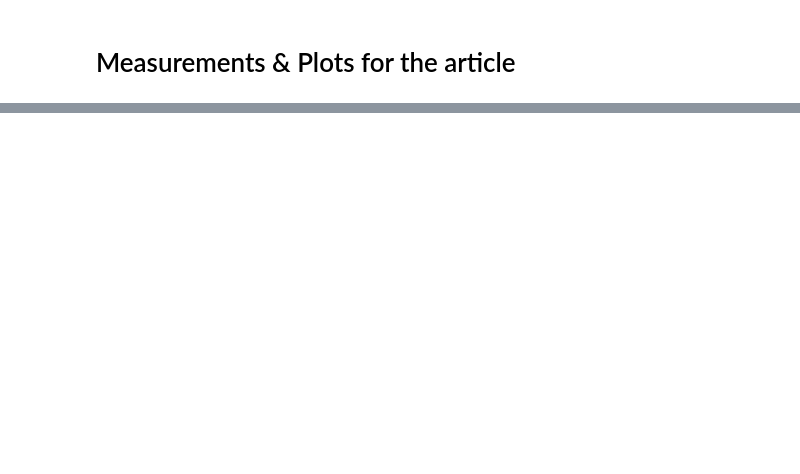
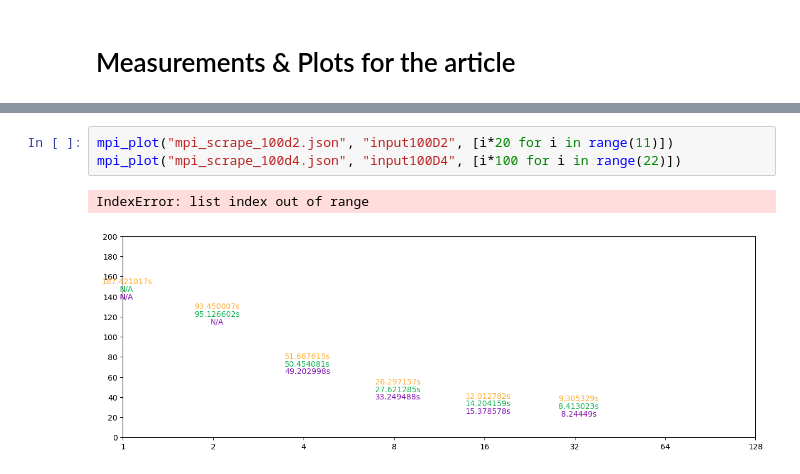
Before and after one commit to ElBi21/PSEM-kmeans, a Jupyter notebook: article/plots.ipynb, the cells around one changed output, grey strips where cells are left out. Saved outputs shown, nothing was run; the diff lists cells and outputs as text; blank space fills up the shorter version.

```diff
--- a/article/plots.ipynb
+++ b/article/plots.ipynb
@@ -42,3 +74,9 @@ def mpi_plot(mpi_1_blade, mpi_2_blades, mpi_4_blades, test):
+# %%
+mpi_plot("mpi_scrape_100d2.json", "input100D2", [i*20 for i in range(11)])
+mpi_plot("mpi_scrape_100d4.json", "input100D4", [i*100 for i in range(22)])
+# %% [output]
+IndexError: list index out of range
+[figure, added]
 # %%
 cores = [1, 2, 4, 8, 16, 32, 64]
 seq = [390.007038 for _ in range(len(cores))]
```
Also changed, not shown: parts of 3 cells of this notebook, 5 other files.
